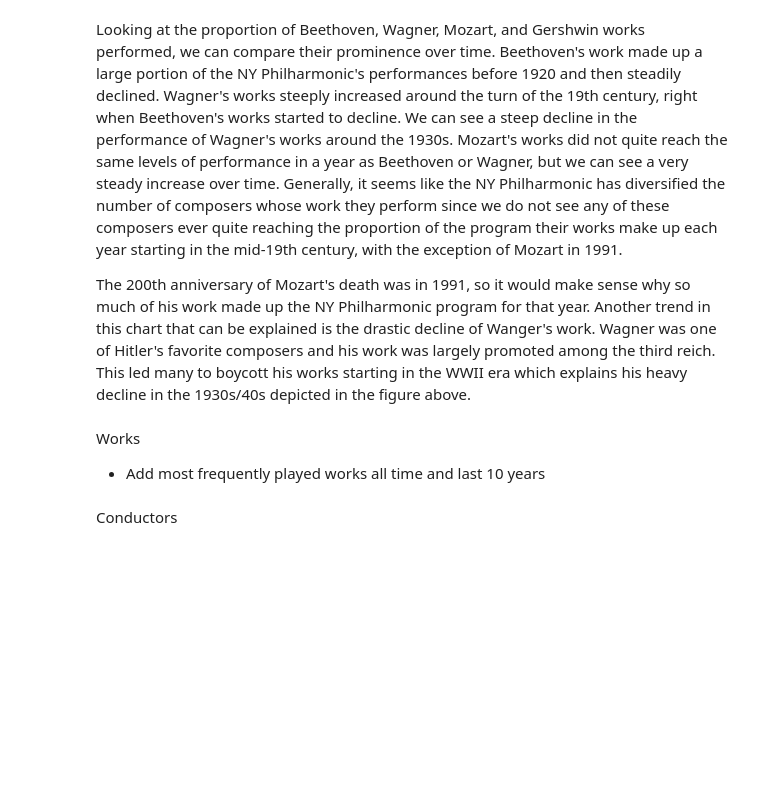
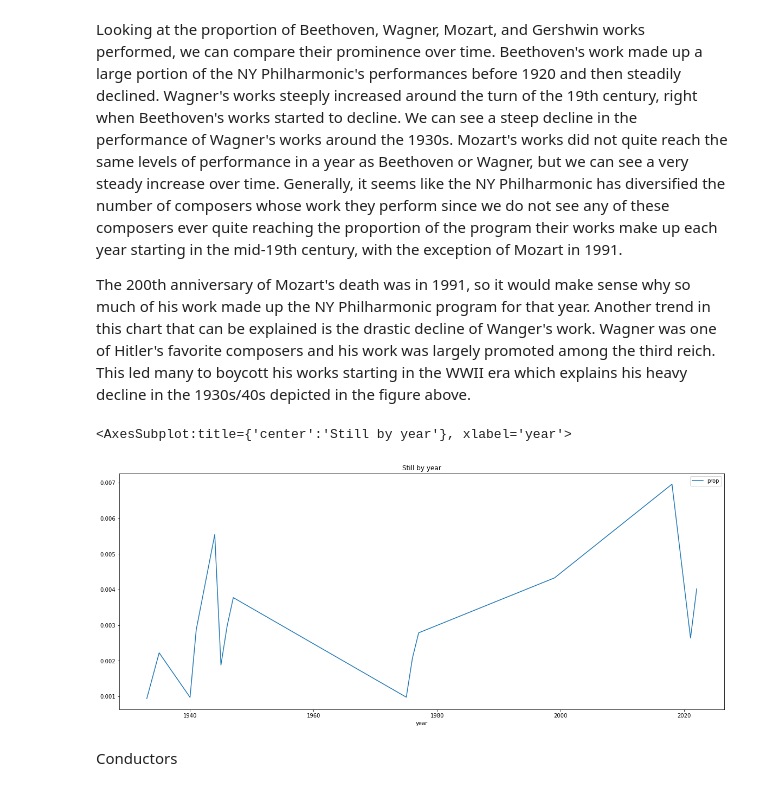
Before and after one commit to aevans872/NYC-Phil-EDA, a Jupyter notebook: NYPhil_Proj.ipynb, the cells around one changed output. Saved outputs shown, nothing was run; the diff lists cells and outputs as text; code cells hidden in the pictures; blank space fills up the shorter version.

```diff
--- a/NYPhil_Proj.ipynb
+++ b/NYPhil_Proj.ipynb
@@ -276,9 +276,12 @@ Looking at the proportion of Beethoven, Wagner, Mozart, and Gershwin works perfo
 Generally, it seems like the NY Philharmonic has diversified the number of composers whose work they perform since we do not see any of these composers ever quite reaching the proportion of the program their works make up each year starting in the mid-19th century, with the exception of Mozart in 1991.
 
 The 200th anniversary of Mozart's death was in 1991, so it would make sense why so much of his work made up the NY Philharmonic program for that year. Another trend in this chart that can be explained is the drastic decline of Wanger's work. Wagner was one of Hitler's favorite composers and his work was largely promoted among the third reich. This led many to boycott his works starting in the WWII era which explains his heavy decline in the 1930s/40s depicted in the figure above.
-# %% [markdown]
-Works
-* Add most frequently played works all time and last 10 years
+# %%
+still = sqldf("SELECT year, composer, prop FROM compcnt WHERE composer LIKE 'Still,  Will%'")
+still.plot(x = 'year', y = 'prop', figsize=[20,8], title = 'Still by year')
+# %% [output]
+<AxesSubplot:title={'center':'Still by year'}, xlabel='year'>
+[figure, added]
 # %% [markdown]
 Conductors
 # %%
```
Also changed, not shown: parts of 2 cells of this notebook.
